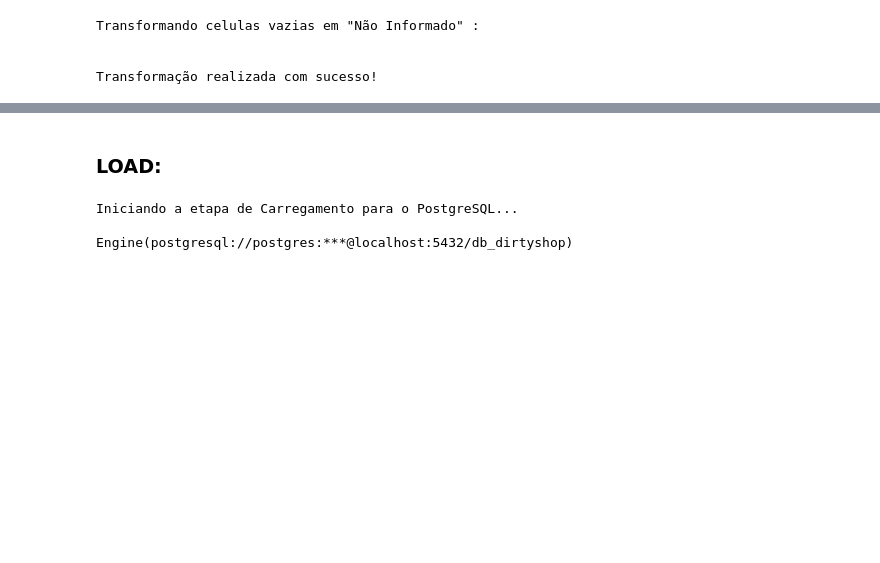
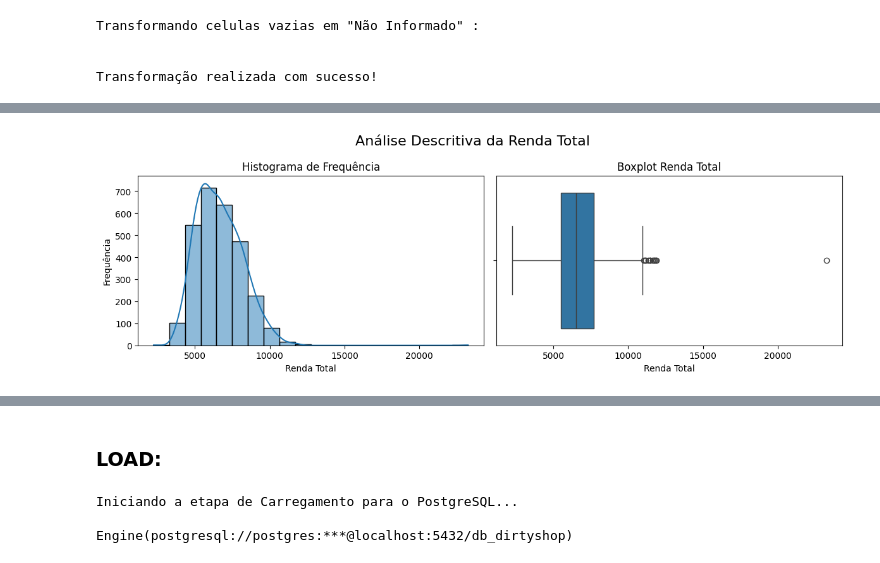
Before and after one commit to danielgamacavalcante/Python-Analise-Dados, a Jupyter notebook: ETL-Dirtyshop/etl_dirtyshop_daniel.ipynb, the cells around one changed output, grey strips where cells are left out. Saved outputs shown, nothing was run; the diff lists cells and outputs as text; code cells hidden in the pictures; blank space fills up the shorter version.

```diff
--- a/ETL-Dirtyshop/etl_dirtyshop_daniel.ipynb
+++ b/ETL-Dirtyshop/etl_dirtyshop_daniel.ipynb
@@ -204,0 +784,25 @@ memory usage: 218.9+ KB
+# %%
+# 1. Criar a figura e os eixos (subplots)
+# plt.subplots(nrows=1, ncols=2, ...) cria uma grade com 1 linha e 2 colunas.
+# Isso retorna a figura inteira (fig) e um array com os eixos (axes).
+# axes[0] será o primeiro gráfico (esquerda) e axes[1] o segundo (direita).
+fig, axes = plt.subplots(nrows=1, ncols=2, figsize=(12, 4)) # Aumentei o tamanho da figura para caber os dois gráficos
+
+fig.suptitle('Análise Descritiva da Renda Total', fontsize=16)
+
+# 2. Desenhar o primeiro gráfico (Histograma) no primeiro eixo (axes[0])
+sns.histplot(data=df_dirty, x="RENDA_TOTAL", bins=20, kde=True, ax=axes[0])
+axes[0].set_title("Histograma de Frequência")
+axes[0].set_xlabel("Renda Total")
+axes[0].set_ylabel("Frequência")
+
+# 3. Desenhar o segundo gráfico (Boxplot) no segundo eixo (axes[1])
+sns.boxplot(data=df_dirty, x="RENDA_TOTAL", ax=axes[1])
+axes[1].set_title("Boxplot Renda Total")
+axes[1].set_xlabel("Renda Total")
+
+# 4. Ajustar o layout e exibir a figura
+plt.tight_layout(rect=[0, 0, 1, 1]) # Ajusta o espaçamento para não sobrepor títulos
+plt.show()
+# %% [output]
+[figure, added]
```
Also changed, not shown: parts of 60 cells of this notebook, 8 other files.
